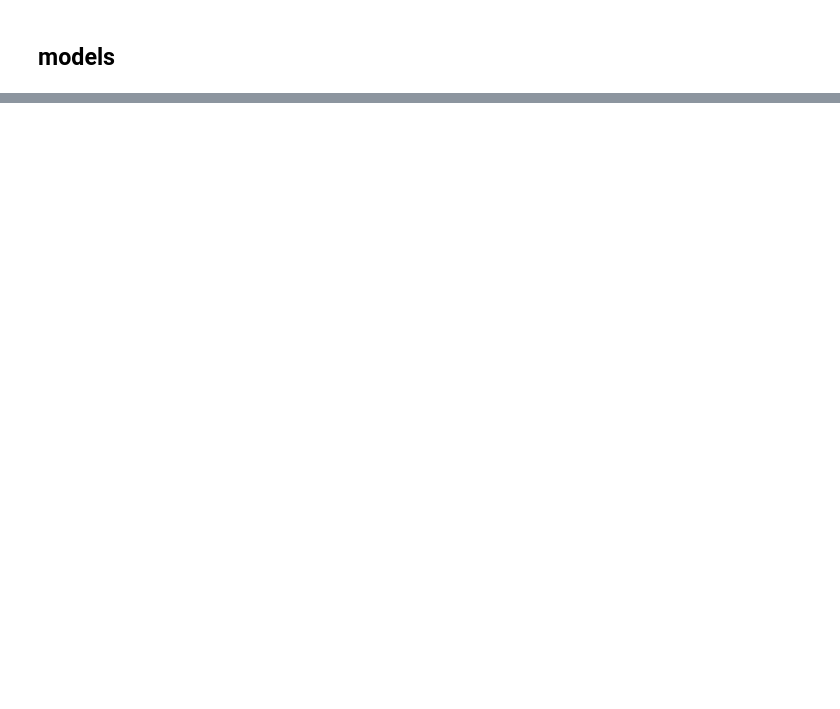
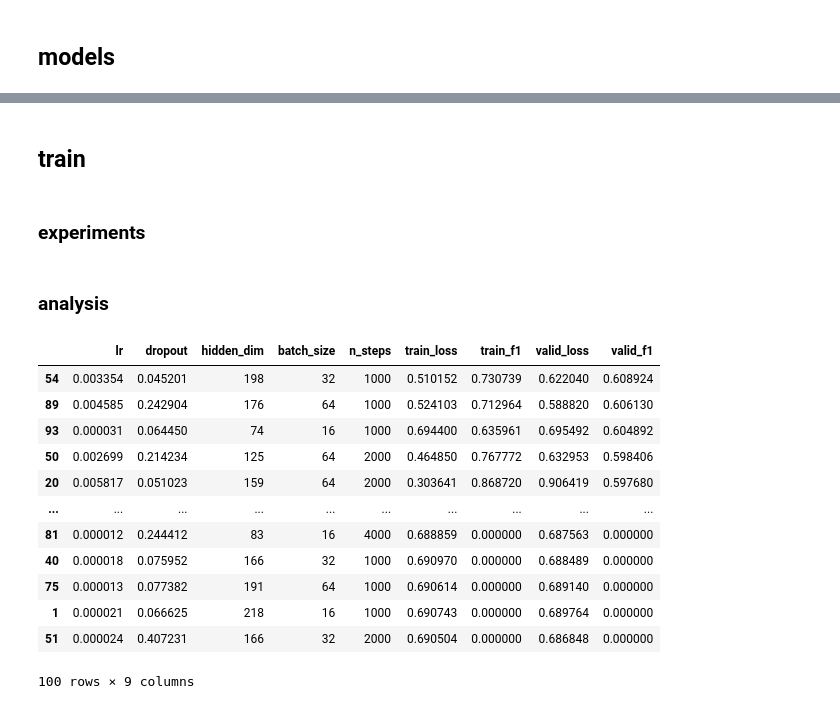
Before and after one commit to syrkis/proseprint, a Jupyter notebook: notebook.ipynb, the cells around one changed output, grey strips where cells are left out. Drawn from its saved outputs; the diff is of its cells as text; code cells hidden in the pictures; blank space fills up the shorter version.

```diff
--- a/notebook.ipynb
+++ b/notebook.ipynb
@@ -79,0 +171,2 @@ baseline f1 score on train: 0.6379281214549491
+# %% [markdown]
+## train
@@ -79,0 +206,47 @@ baseline f1 score on train: 0.6379281214549491
+# %% [markdown]
+### experiments
+# %%
+def hyper_params():
+    """return random hyperparameters"""
+    return {
+        'lr': 10 ** random.uniform(-5, -2),
+        'dropout': random.uniform(0, 0.5),
+        'hidden_dim': random.randint(64, 256),
+        'batch_size': [16, 32, 64, 128][random.randint(0, 2)],
+        'n_steps': [1000, 2000, 4000][random.randint(0, 2)]
+    }
+
+def hyper_param_search(model_fn, batch_fn, dataset, n_trials=10):
+    """search hyperparameters for a given model and dataset"""
+    device = torch.device('cuda' if torch.cuda.is_available() else 'cpu')
+    hyper_param_metrics = []
+    for i in tqdm(range(n_trials)):
+        config = hyper_params()
+        model = model_fn(config).to(device)
+        optimizer = torch.optim.Adam(model.parameters(), lr=config['lr'])
+        train_batches = batch_fn(dataset['train'], device, config['batch_size'])
+        valid_batches = batch_fn(dataset['validation'], device, config['batch_size'])
+        _, final= train(model, optimizer, train_batches, valid_batches, config['n_steps'])
+        hyper_param_metrics.append({**config, **final})
+    df = pd.DataFrame(hyper_param_metrics).sort_values('valid_f1', ascending=False)
+    return df
+
+df = hyper_param_search(SiameseNet, get_pair_batches, data['2'], n_trials=100)
+# %% [markdown]
+### analysis
+# %%
+df
+# %% [output]
+|  | lr | dropout | hidden_dim | batch_size | n_steps | train_loss | train_f1 | valid_loss | valid_f1 |
+| 54 | 0.003354 | 0.045201 | 198 | 32 | 1000 | 0.510152 | 0.730739 | 0.622040 | 0.608924 |
+| 89 | 0.004585 | 0.242904 | 176 | 64 | 1000 | 0.524103 | 0.712964 | 0.588820 | 0.606130 |
+| 93 | 0.000031 | 0.064450 | 74 | 16 | 1000 | 0.694400 | 0.635961 | 0.695492 | 0.604892 |
+| 50 | 0.002699 | 0.214234 | 125 | 64 | 2000 | 0.464850 | 0.767772 | 0.632953 | 0.598406 |
+| 20 | 0.005817 | 0.051023 | 159 | 64 | 2000 | 0.303641 | 0.868720 | 0.906419 | 0.597680 |
+| ... | ... | ... | ... | ... | ... | ... | ... | ... | ... |
+| 81 | 0.000012 | 0.244412 | 83 | 16 | 4000 | 0.688859 | 0.000000 | 0.687563 | 0.000000 |
+| 40 | 0.000018 | 0.075952 | 166 | 32 | 1000 | 0.690970 | 0.000000 | 0.688489 | 0.000000 |
+| 75 | 0.000013 | 0.077382 | 191 | 64 | 1000 | 0.690614 | 0.000000 | 0.689140 | 0.000000 |
+| 1 | 0.000021 | 0.066625 | 218 | 16 | 1000 | 0.690743 | 0.000000 | 0.689764 | 0.000000 |
+| 51 | 0.000024 | 0.407231 | 166 | 32 | 2000 | 0.690504 | 0.000000 | 0.686848 | 0.000000 |
+100 rows × 9 columns
```
Also changed, not shown: parts of 18 cells of this notebook.
